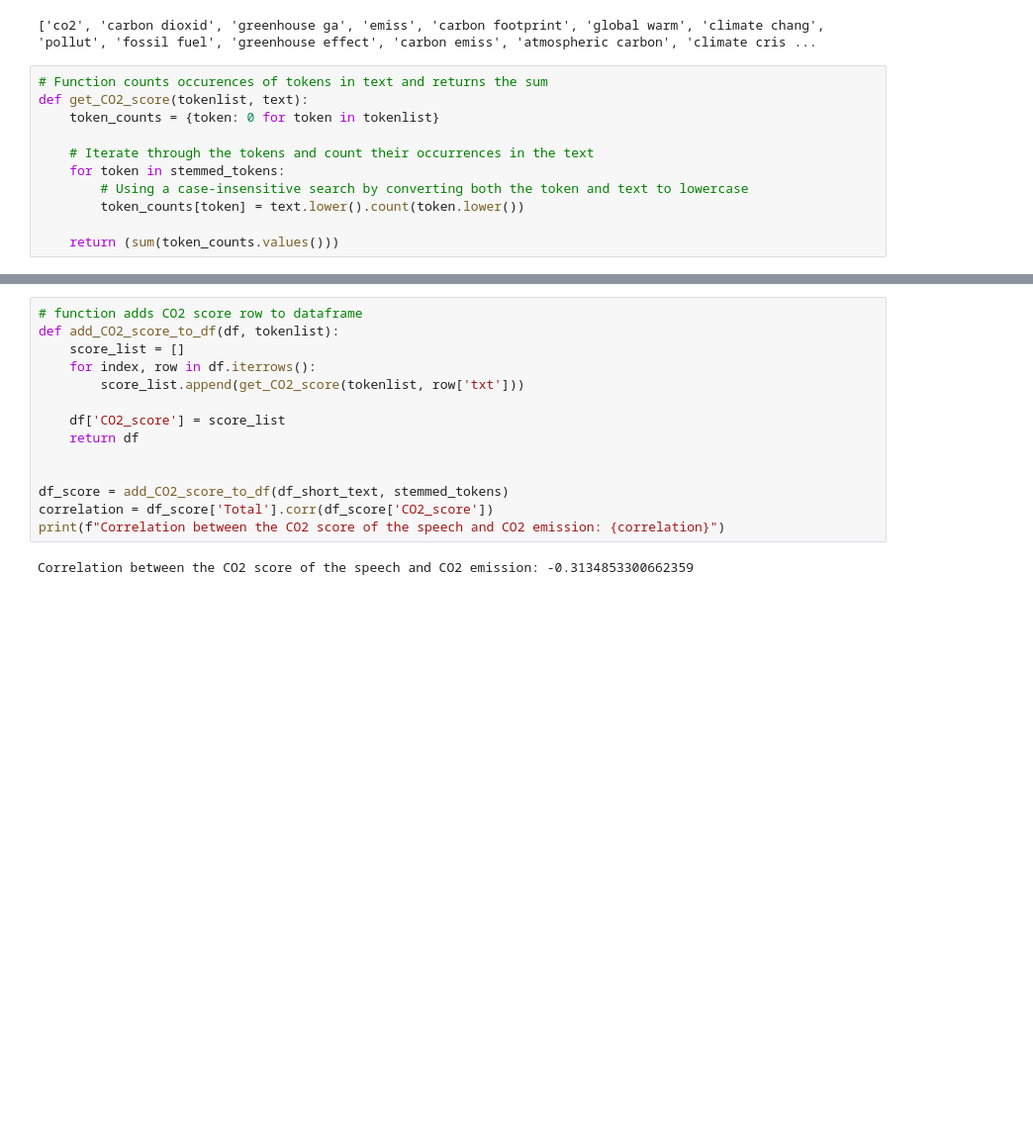
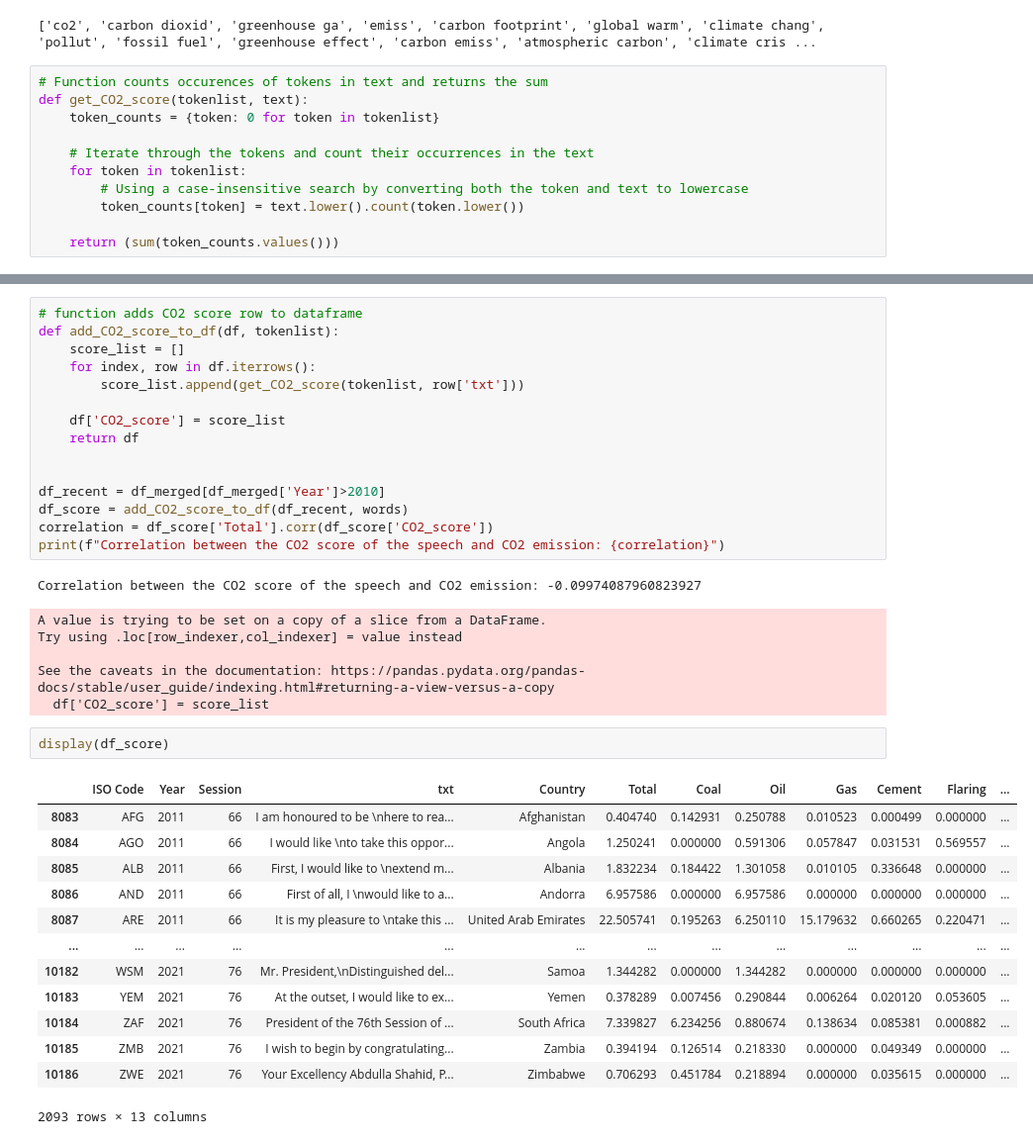
Before and after one commit to JuliusHuizing/fundamentals_of_data_science_shared, a Jupyter notebook: main.ipynb, the cells around one changed output, grey strips where cells are left out. Shown at 99% size. Cells and saved outputs as stored; diff of their text form; blank space fills up the shorter version.

```diff
--- a/main.ipynb
+++ b/main.ipynb
@@ -284,7 +330,7 @@ def get_CO2_score(tokenlist, text):
     token_counts = {token: 0 for token in tokenlist}
 
     # Iterate through the tokens and count their occurrences in the text
-    for token in stemmed_tokens:
+    for token in tokenlist:
         # Using a case-insensitive search by converting both the token and text to lowercase
         token_counts[token] = text.lower().count(token.lower())
 
@@ -300,8 +397,30 @@ def add_CO2_score_to_df(df, tokenlist):
     return df
 
 
-df_score = add_CO2_score_to_df(df_short_text, stemmed_tokens)
+df_recent = df_merged[df_merged['Year']>2010]
+df_score = add_CO2_score_to_df(df_recent, words)
 correlation = df_score['Total'].corr(df_score['CO2_score'])
 print(f"Correlation between the CO2 score of the speech and CO2 emission: {correlation}")
 # %% [output]
-Correlation between the CO2 score of the speech and CO2 emission: -0.3134853300662359
+Correlation between the CO2 score of the speech and CO2 emission: -0.09974087960823927
+A value is trying to be set on a copy of a slice from a DataFrame.
+Try using .loc[row_indexer,col_indexer] = value instead
+
+See the caveats in the documentation: https://pandas.pydata.org/pandas-docs/stable/user_guide/indexing.html#returning-a-view-versus-a-copy
+  df['CO2_score'] = score_list
+# %%
+display(df_score)
+# %% [output]
+|  | ISO Code | Year | Session | txt | Country | Total | Coal | Oil | Gas | Cement | Flaring | ... |
+| 8083 | AFG | 2011 | 66 | I am honoured to be \nhere to rea... | Afghanistan | 0.404740 | 0.142931 | 0.250788 | 0.010523 | 0.000499 | 0.000000 | ... |
+| 8084 | AGO | 2011 | 66 | I would like \nto take this oppor... | Angola | 1.250241 | 0.000000 | 0.591306 | 0.057847 | 0.031531 | 0.569557 | ... |
+| 8085 | ALB | 2011 | 66 | First, I would like to \nextend m... | Albania | 1.832234 | 0.184422 | 1.301058 | 0.010105 | 0.336648 | 0.000000 | ... |
+| 8086 | AND | 2011 | 66 | First of all, I \nwould like to a... | Andorra | 6.957586 | 0.000000 | 6.957586 | 0.000000 | 0.000000 | 0.000000 | ... |
+| 8087 | ARE | 2011 | 66 | It is my pleasure to \ntake this ... | United Arab Emirates | 22.505741 | 0.195263 | 6.250110 | 15.179632 | 0.660265 | 0.220471 | ... |
+| ... | ... | ... | ... | ... | ... | ... | ... | ... | ... | ... | ... | ... |
+| 10182 | WSM | 2021 | 76 | Mr. President,\nDistinguished del... | Samoa | 1.344282 | 0.000000 | 1.344282 | 0.000000 | 0.000000 | 0.000000 | ... |
+| 10183 | YEM | 2021 | 76 | At the outset, I would like to ex... | Yemen | 0.378289 | 0.007456 | 0.290844 | 0.006264 | 0.020120 | 0.053605 | ... |
+| 10184 | ZAF | 2021 | 76 | President of the 76th Session of ... | South Africa | 7.339827 | 6.234256 | 0.880674 | 0.138634 | 0.085381 | 0.000882 | ... |
+| 10185 | ZMB | 2021 | 76 | I wish to begin by congratulating... | Zambia | 0.394194 | 0.126514 | 0.218330 | 0.000000 | 0.049349 | 0.000000 | ... |
+| 10186 | ZWE | 2021 | 76 | Your Excellency Abdulla Shahid, P... | Zimbabwe | 0.706293 | 0.451784 | 0.218894 | 0.000000 | 0.035615 | 0.000000 | ... |
+2093 rows × 13 columns
```
Also changed, not shown: parts of 9 cells of this notebook.
